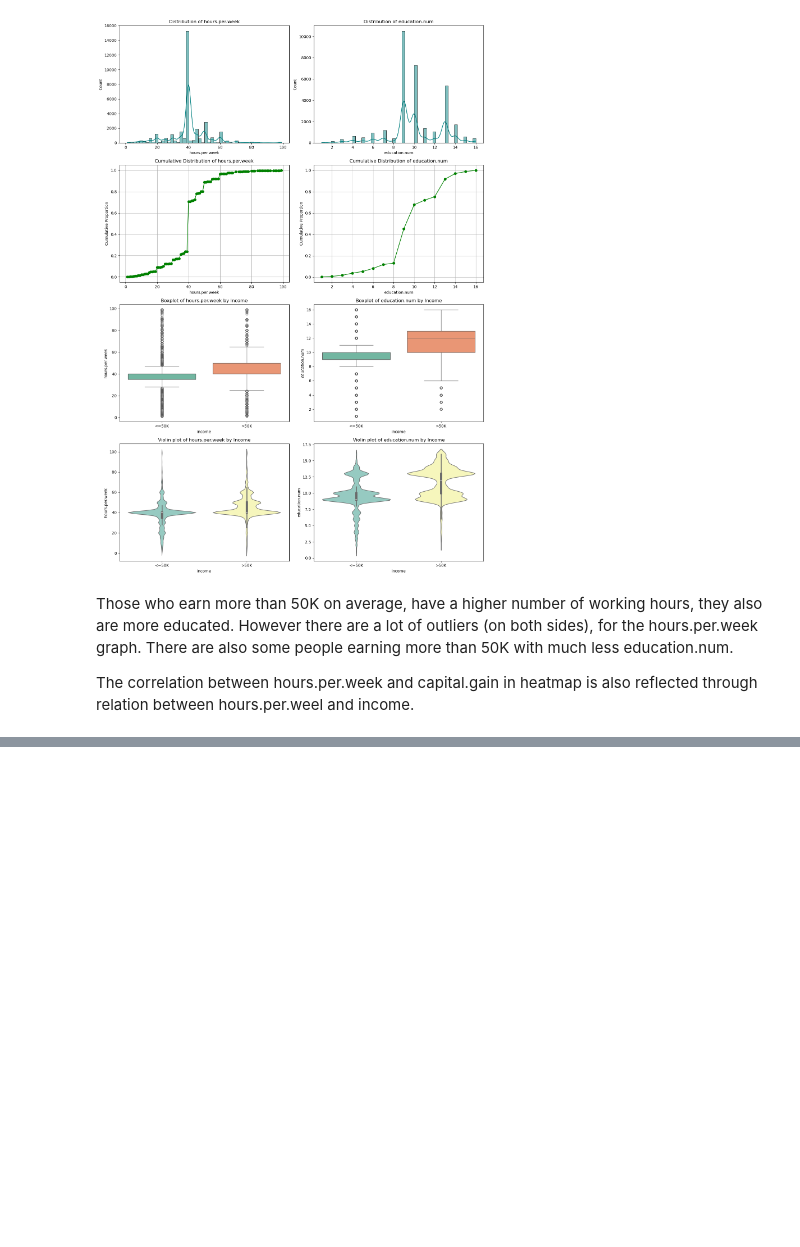
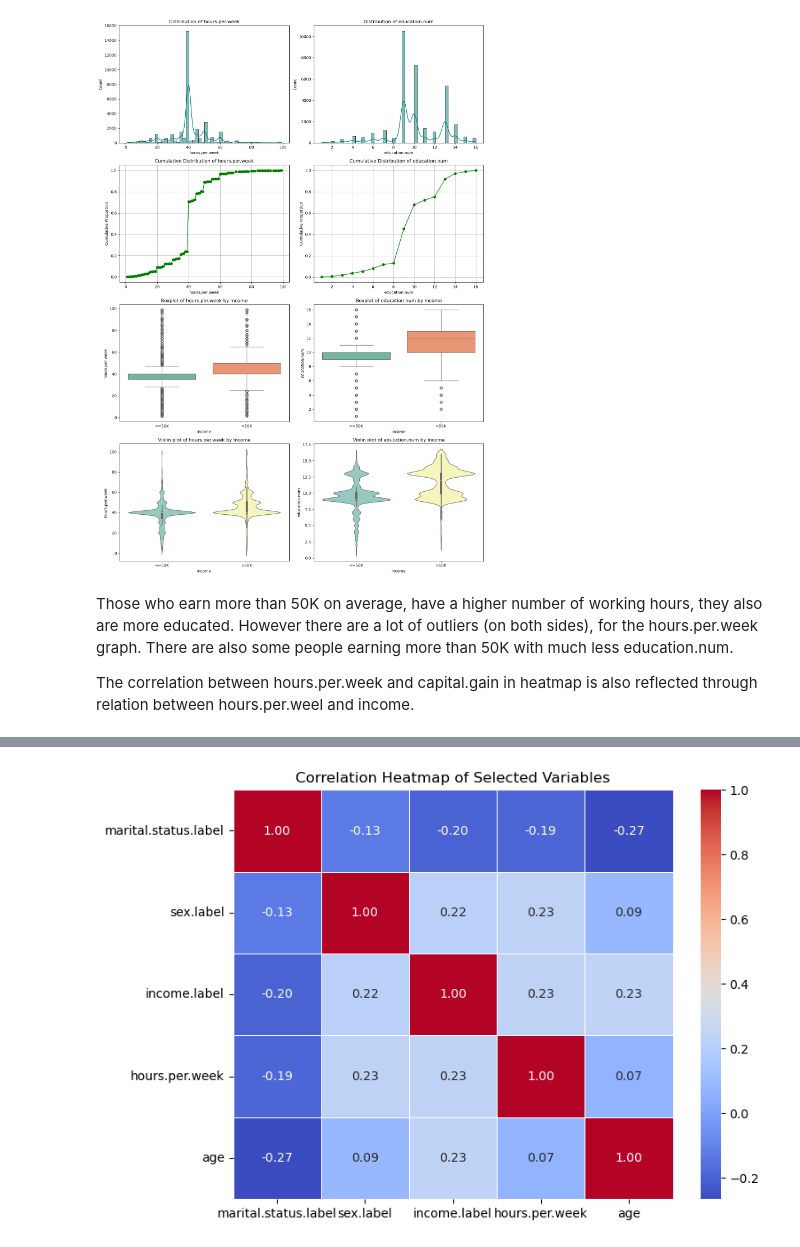
Before and after one commit to Awesome-AI-ML-DELTA25/DataCleaning, a Jupyter notebook: data_cleaning.ipynb, the cells around one changed output, grey strips where cells are left out. Cells and saved outputs as stored; diff of their text form; code cells hidden in the pictures; blank space fills up the shorter version.

```diff
--- a/data_cleaning.ipynb
+++ b/data_cleaning.ipynb
@@ -1036,0 +1114,14 @@ plt.show()
+# %%
+# Select relevant columns
+subset = df[['marital.status.label', 'sex.label', 'income.label', 'hours.per.week', 'age']]
+
+# Compute correlation matrix
+corr = subset.corr()
+
+# Plot heatmap
+plt.figure(figsize=(8, 6))
+sean.heatmap(corr, annot=True, cmap='coolwarm', fmt=".2f", linewidths=0.5)
+plt.title('Correlation Heatmap of Selected Variables')
+plt.show()
+# %% [output]
+[figure, added]
```
Also changed, not shown: parts of 30 cells of this notebook, 3 other files.
